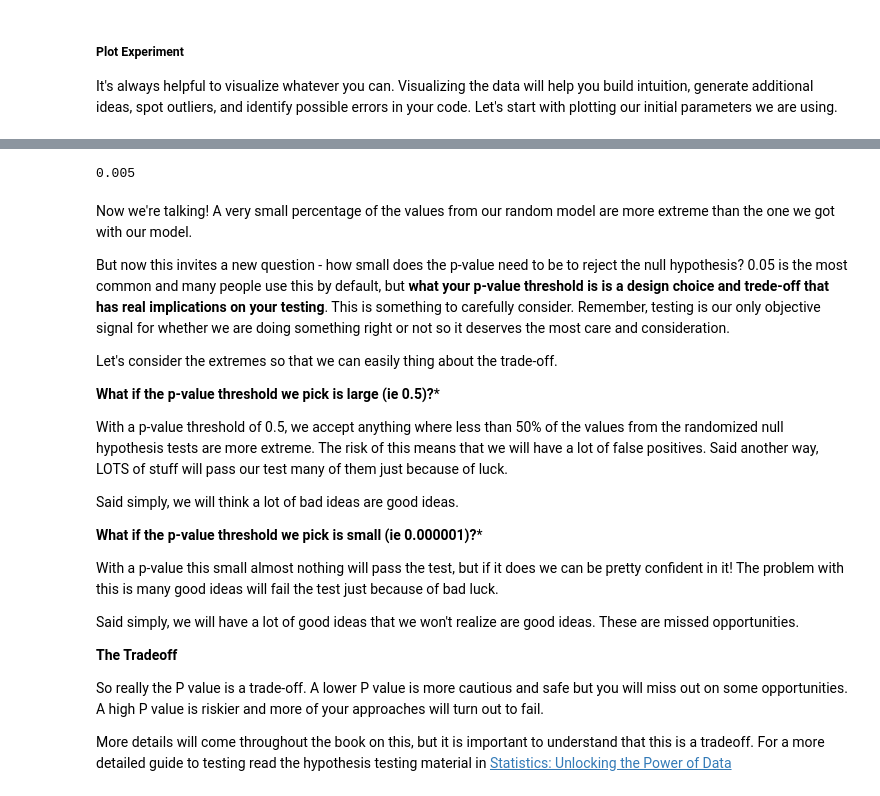
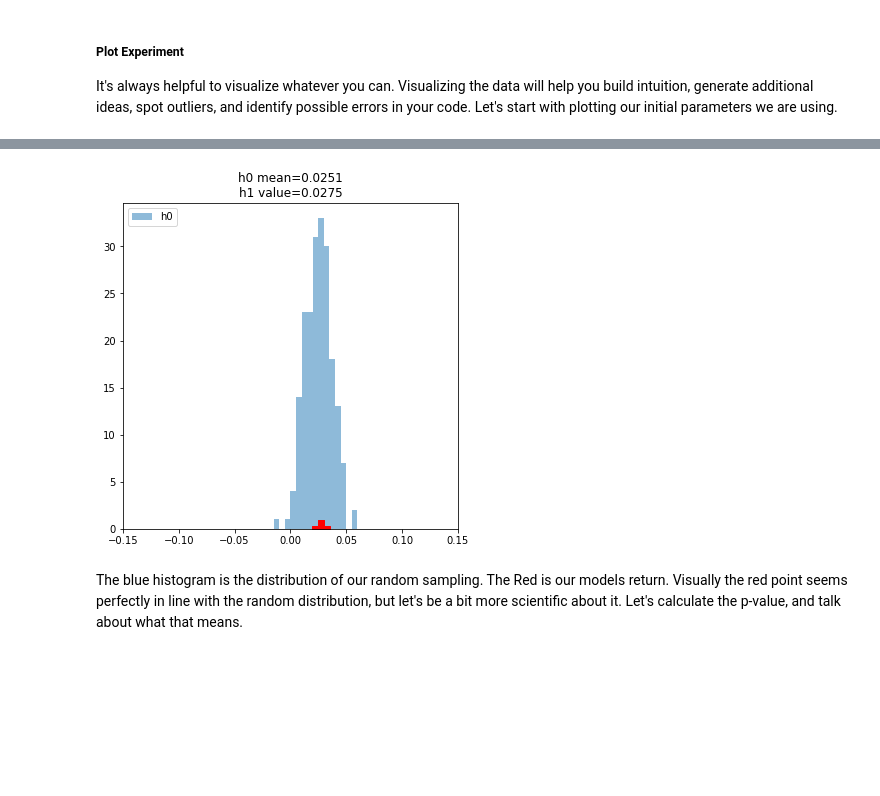
Before and after one commit to Isaac-Flath/trading, a Jupyter notebook: trading/102_BasicTesting.ipynb, the cells around one changed output, grey strips where cells are left out. Cells and saved outputs as stored; diff of their text form; code cells hidden in the pictures; blank space fills up the shorter version.

```diff
--- a/trading/102_BasicTesting.ipynb
+++ b/trading/102_BasicTesting.ipynb
@@ -498,19 +514,13 @@ model_h0 = bind(run_random,buy_chance=buy_chance,short_chance=short_chance,hold_
 # %% [markdown]
 Now we get to the meat of bootstrapping.  Really all we are doing is tacking different samples and running both models many times on different samples.  In classical statistics the normal distribution or some other distribution is assumed so that we can approximate a sampling distribution.  In bootstrapping we just create the sampling distribution directly.
-# %%
-def run_bootstrap_test(input_df,model_h0,runs,sample_size):
-    r_h0 = L()
-    input_df_long = input_df.melt(var_name='ticker',value_name='adj_close',ignore_index=False).reset_index()
-    unique_tickers = input_df_long.ticker.unique()
-
-    for i in range(runs):
-        ticker_sample = np.random.choice(unique_tickers,sample_size)
-        valid_sample = input_df[ticker_sample]
-
-        t_h0 = model_h0(valid_sample)
-
-        r_h0.append(calculate_returns(t_h0,valid))
-    return r_h0
+# %%
+def run_bootstrap_test(input_df,model_h0,runs,sample_size):
+    r_h0 = L()
+    for i in range(runs):
+        ticker_sample = np.random.choice(input_df.columns,sample_size)
+        valid_sample = input_df[ticker_sample]
+        r_h0.append(calculate_returns(model_h0(valid_sample),input_df))
+    return r_h0
 # %% [markdown]
 ##### Plot Experiment
 
@@ -608,31 +528,27 @@ ax.legend(loc ='upper left')
-# %%
-p_value = (np.array(h0)>x).sum()/runs
-print(p_value)
-# %% [output]
-0.005
-# %% [markdown]
-Now we're talking!  A very small percentage of the values from our random model are more extreme than the one we got with our model.
-
-But now this invites a new question - how small does the p-value need to be to reject the null hypothesis?  0.05 is the most common and many people use this by default, but **what your p-value threshold is is a design choice and trede-off that has real implications on your testing**.  This is something to carefully consider.  Remember, testing is our only objective signal for whether we are doing something right or not so it deserves the most care and consideration.
-
-Let's consider the extremes so that we can easily thing about the trade-off.
-
-**What if the p-value threshold we pick is large (ie 0.5)?***
-
-With a p-value threshold of 0.5, we accept anything where less than 50% of the values from the randomized null hypothesis tests are more extreme.  The risk of this means that we will have a lot of false positives.  Said another way, LOTS of stuff will pass our test many of them just because of luck.
-
-Said simply, we will think a lot of bad ideas are good ideas.
-
-
-**What if the p-value threshold we pick is small (ie 0.000001)?***
-
-With a p-value this small almost nothing will pass the test, but if it does we can be pretty confident in it!  The problem with this is many good ideas will fail the test just because of bad luck.
-
-Said simply, we will have a lot of good ideas that we won't realize are good ideas.  These are missed opportunities.
-
-
-**The Tradeoff**
-
-So really the P value is a trade-off.  A lower P value is more cautious and safe but you will miss out on some opportunities.  A high P value is riskier and more of your approaches will turn out to fail.
-
-More details will come throughout the book on this, but it is important to understand that this is a tradeoff.  For a more detailed guide to testing read the hypothesis testing material in [Statistics: Unlocking the Power of Data](https://www.lock5stat.com/)
+# %%
+fig,ax = plt.subplots(figsize=(6,6))
+
+model_h0 = bind(run_random,
+                buy_chance=buy_chance,short_chance=short_chance,hold_time=28)
+
+model_h1 = bind(run_model,
+                n_periods=28,threshold=0.08,hold_time=28)
+
+runs, ss = 200,100
+h0 = run_bootstrap_test(valid,model_h0,runs=runs,sample_size=ss)
+ax.set_xlim(-.15,.15)
+
+ax.hist(h0,alpha=0.5,bins=60,label = 'h0',range=(-.15,.15))
+x = calculate_returns(model_h1(valid),valid)
+ax.scatter(x=x,y=0,marker="P",color='red',s=300)
+
+title_r1 = f"h0 mean={np.array(h0).mean():.4f}\n"
+title_r2 = f"h1 value={x:.4f}"
+
+ax.set_title(title_r1 + title_r2)
+ax.legend(loc ='upper left')
+plt.show()
+# %% [output]
+[figure, added]
+# %% [markdown]
+The blue histogram is the distribution of our random sampling.  The Red is our models return.  Visually the red point seems perfectly in line with the random distribution, but let's be a bit more scientific about it.  Let's calculate the p-value, and talk about what that means.
```
Also changed, not shown: parts of 45 cells of this notebook, 8 other files.
